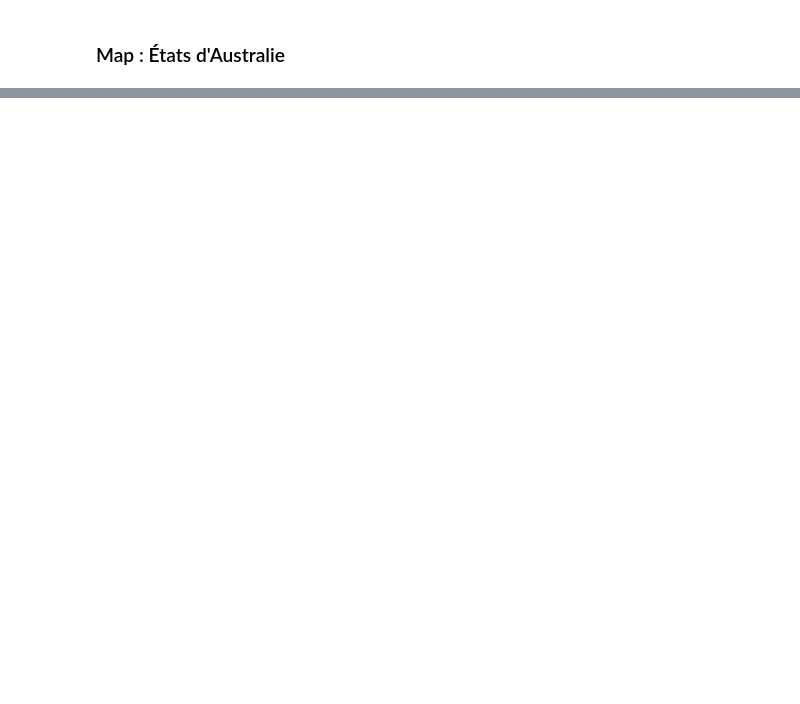
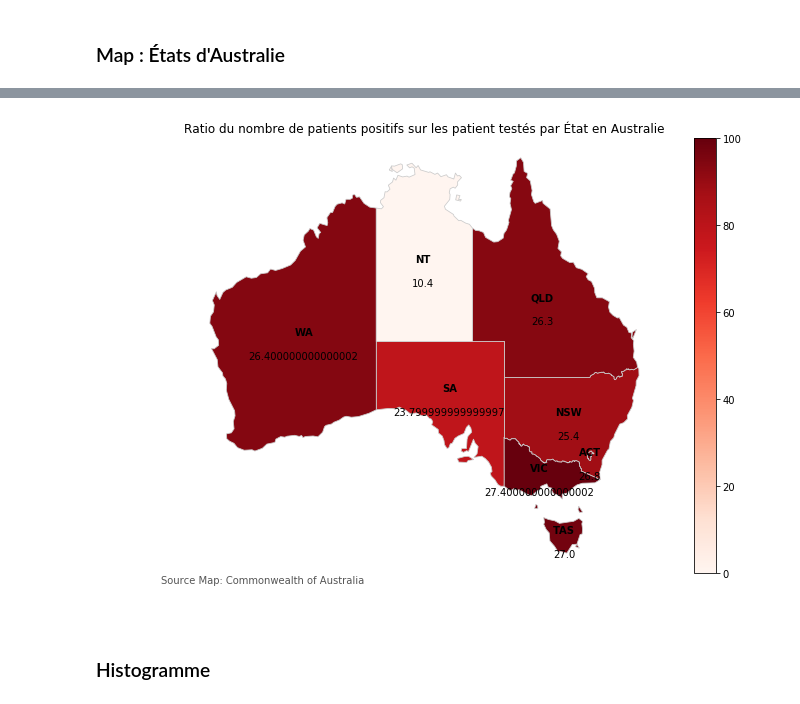
Before and after one commit to titigmr/Test-INRIA-APHP, a Jupyter notebook: data_analysis.ipynb, the cells around one changed output, grey strips where cells are left out. Drawn from its saved outputs; the diff is of its cells as text; code cells hidden in the pictures; blank space fills up the shorter version.

```diff
--- a/data_analysis.ipynb
+++ b/data_analysis.ipynb
@@ -168,0 +196,12 @@ data = pd.merge(df, map_df, left_on="state", right_on='name').drop(columns=["nam
+# %%
+pourc_pos = np.round(df[df.pcr == 'P'].groupby('state').count().pcr \
+      / df.groupby('state').count().pcr, 3) * 100
+pos_ratio_data = map_df.merge(pourc_pos, on='state')
+
+plot_map(pos_ratio_data, 'pcr', cmap='Reds',
+         color_font="black", size_fig=(12,8),
+        title='Ratio du nombre de patients positifs sur les patient testés par État en Australie', vminmax=(0,100))
+# %% [output]
+[figure, added]
+# %% [markdown]
+### Histogramme
```
Also changed, not shown: parts of 22 cells of this notebook, 5 other files.
